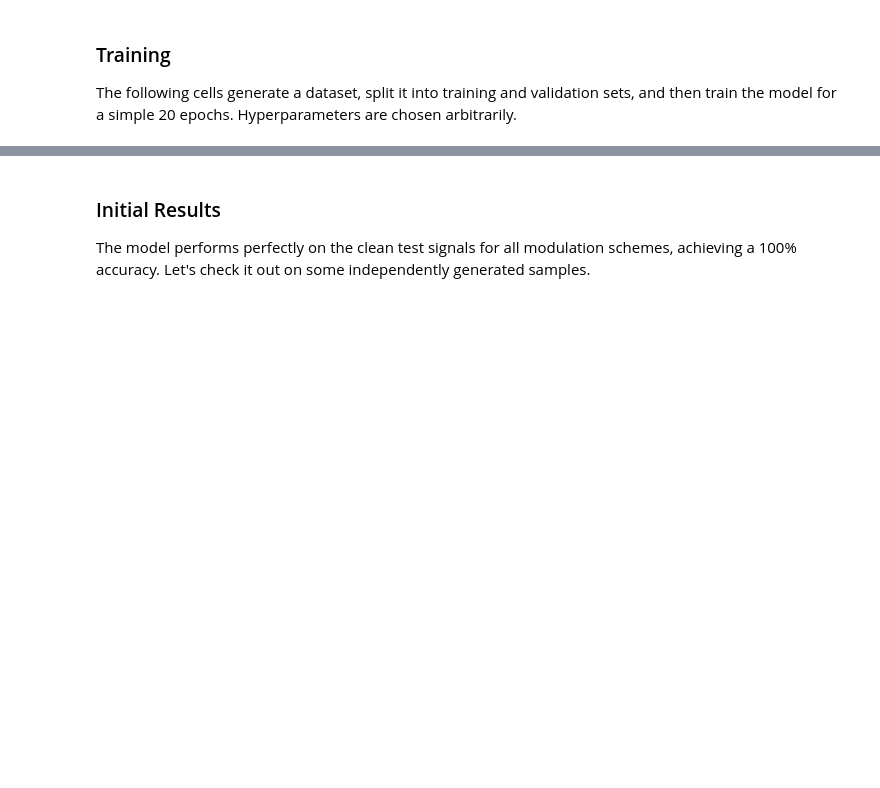
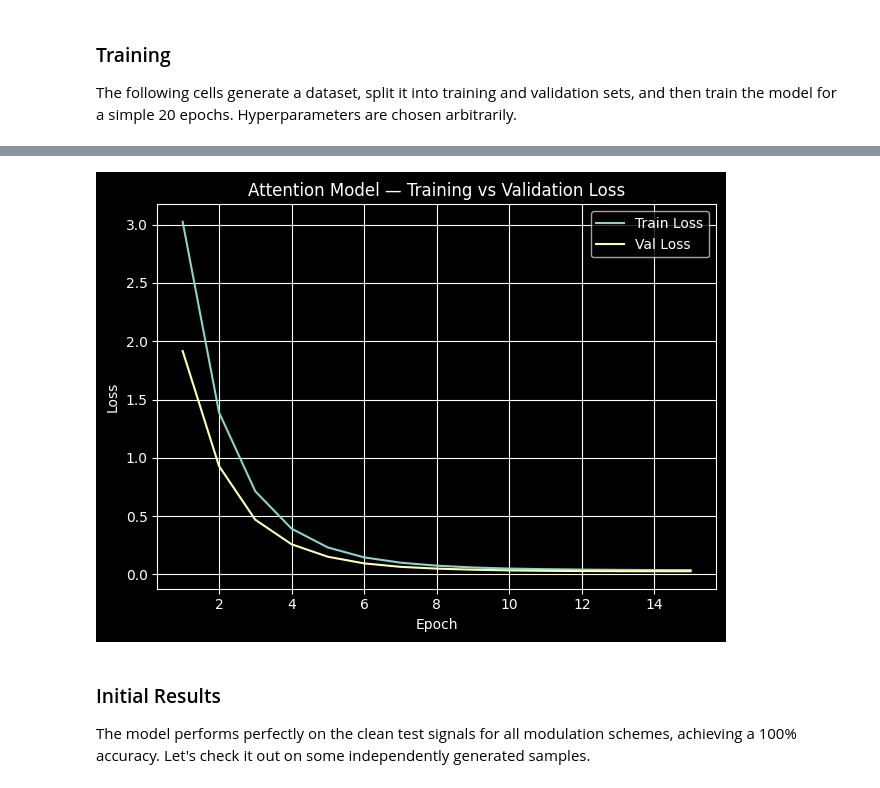
Before and after one commit to rpw1134/IQ-Modulation-Convnet, a Jupyter notebook: src/convnet_iq/main.ipynb, the cells around one changed output, grey strips where cells are left out. Saved outputs shown, nothing was run; the diff lists cells and outputs as text; code cells hidden in the pictures; blank space fills up the shorter version.

```diff
--- a/src/convnet_iq/main.ipynb
+++ b/src/convnet_iq/main.ipynb
@@ -155,11 +137,7 @@ from torch.utils.data import Dataset, Subset, ConcatDataset
 
 class IQDataset(Dataset):
     def __init__(self, data: Union[ndarray, torch.Tensor], labels: Union[ndarray, torch.Tensor], transform=None):
-        """
-        Args:
-            data: np.ndarray of shape (n_samples, length, 2), where axis 2 holds the I sample at index 0 and the Q sample at index 1.
-            labels: np.ndarray of shape (n_samples,) containing the corresponding modulation scheme labels for each IQ sequence.
-        """
+        # initialize dataset from IQ data array and labels
         self.data: torch.Tensor = torch.from_numpy(data) if isinstance(data, ndarray) else data
         self.labels: torch.Tensor = torch.from_numpy(labels) if isinstance(labels, ndarray) else labels
         self.transform = transform
@@ -727,3 +597,3 @@ def train(train_dataloader, val_dataloader, model, epochs=20, device=None, conv=
 # %%
-model = train(model=AttentionModel(), train_dataloader=base_train_dataloader, val_dataloader=base_val_dataloader, epochs=15, device=device)
+model, base_train_losses, base_val_losses = train(model=AttentionModel(), train_dataloader=base_train_dataloader, val_dataloader=base_val_dataloader, epochs=15, device=device)
 # %% [output]
@@ -745,3 +615,16 @@ Epoch 15/15 | LR: 0.000000 | Training Loss: 0.0339 | Validation Loss: 0.0253 | V
+# %%
+plt.figure()
+plt.plot(range(1, len(base_train_losses) + 1), base_train_losses, label="Train Loss")
+plt.plot(range(1, len(base_val_losses) + 1), base_val_losses, label="Val Loss")
+plt.xlabel("Epoch")
+plt.ylabel("Loss")
+plt.title("Attention Model — Training vs Validation Loss")
+plt.legend()
+plt.grid(True)
+plt.tight_layout()
+plt.show()
+# %% [output]
+[figure, added]
 # %% [markdown]
 ### Initial Results
 The model performs perfectly on the clean test signals for all modulation schemes, achieving a 100% accuracy. Let's check it out on some independently generated samples.
```
Also changed, not shown: parts of 23 cells of this notebook.
